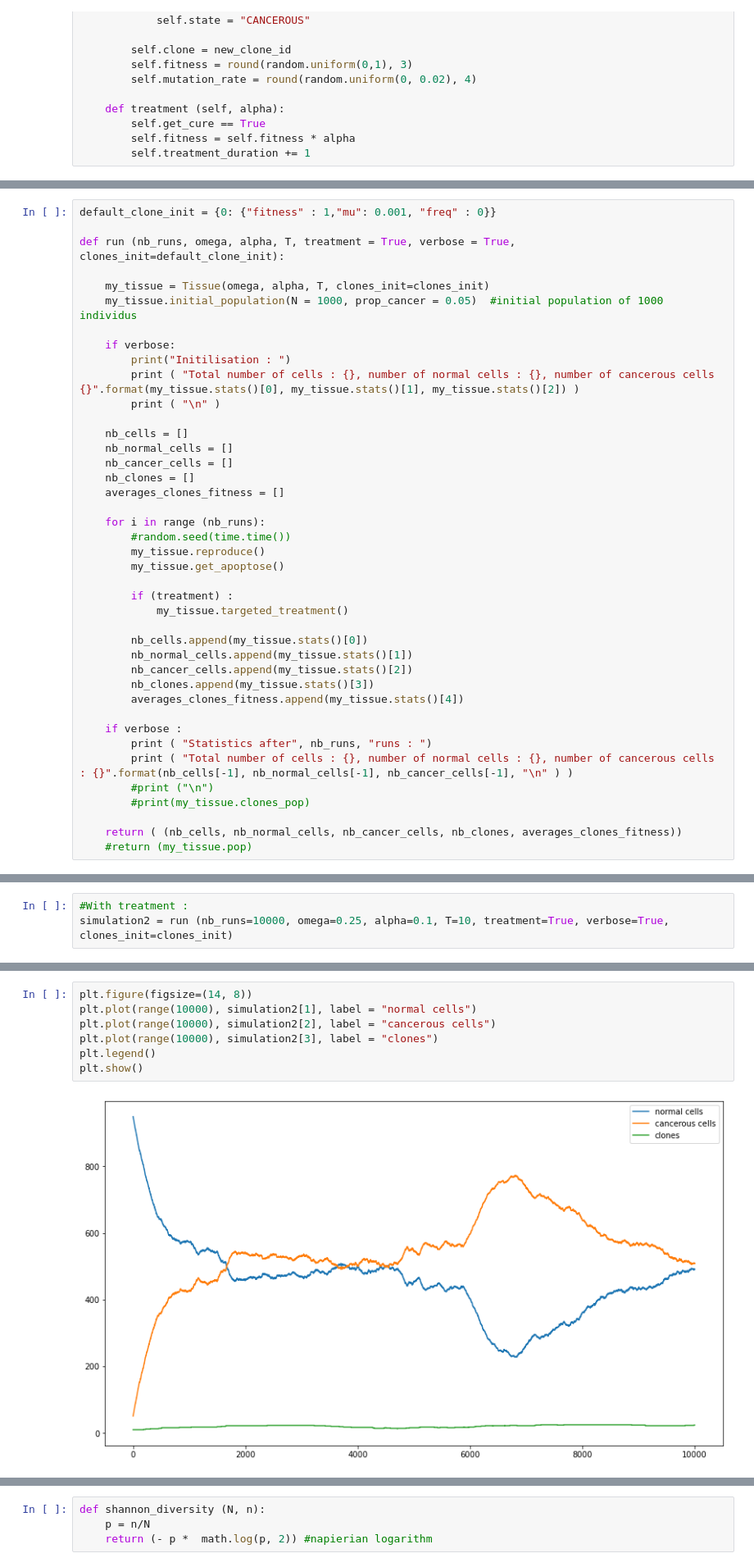
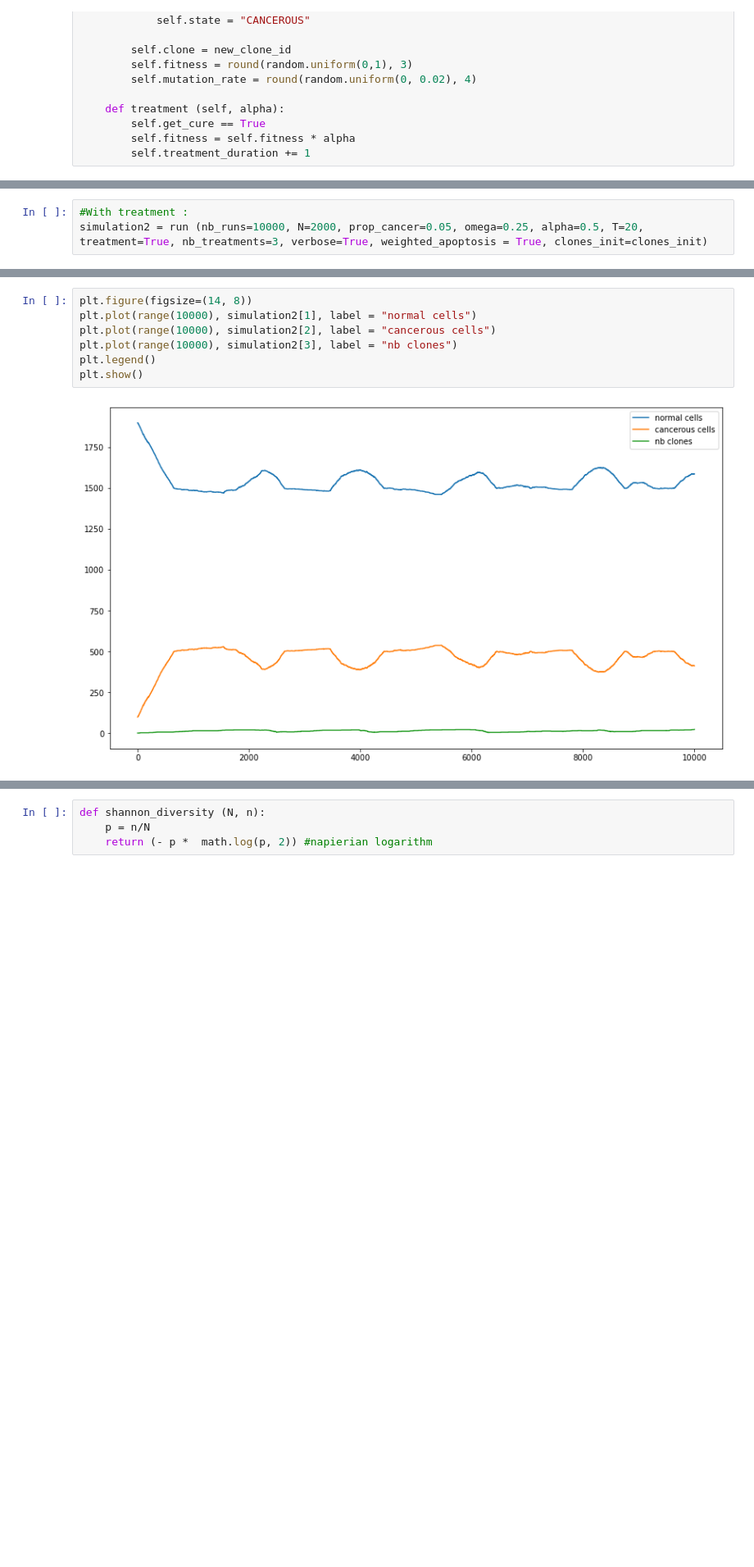
Before and after one commit to neonicoo/tumor-evolution-modeling, a Jupyter notebook: biological-network-mini-project.ipynb, the cells around one changed output, grey strips where cells are left out. Shown at 82% size. Cells and saved outputs as stored; diff of their text form; blank space fills up the shorter version.

Commit message:
Add weighted apoptosis option

```diff
--- a/biological-network-mini-project.ipynb
+++ b/biological-network-mini-project.ipynb
@@ -185,43 +211,2 @@ clones_init
-# %%
-default_clone_init = {0: {"fitness" : 1,"mu": 0.001, "freq" : 0}}
-
-def run (nb_runs, omega, alpha, T, treatment = True, verbose = True, clones_init=default_clone_init):
-
-    my_tissue = Tissue(omega, alpha, T, clones_init=clones_init)
-    my_tissue.initial_population(N = 1000, prop_cancer = 0.05)  #initial population of 1000 individus
-
-    if verbose:
-        print("Initilisation : ")
-        print ( "Total number of cells : {}, number of normal cells : {}, number of cancerous cells {}".format(my_tissue.stats()[0], my_tissue.stats()[1], my_tissue.stats()[2]) )
-        print ( "\n" )
-
-    nb_cells = []
-    nb_normal_cells = []
-    nb_cancer_cells = []
-    nb_clones = []
-    averages_clones_fitness = []
-
-    for i in range (nb_runs):
-        #random.seed(time.time())
-        my_tissue.reproduce()
-        my_tissue.get_apoptose()
-
-        if (treatment) :
-            my_tissue.targeted_treatment()
-
-        nb_cells.append(my_tissue.stats()[0])
-        nb_normal_cells.append(my_tissue.stats()[1])
-        nb_cancer_cells.append(my_tissue.stats()[2])
-        nb_clones.append(my_tissue.stats()[3])
-        averages_clones_fitness.append(my_tissue.stats()[4])
-
-    if verbose :
-        print ( "Statistics after", nb_runs, "runs : ")
-        print ( "Total number of cells : {}, number of normal cells : {}, number of cancerous cells : {}".format(nb_cells[-1], nb_normal_cells[-1], nb_cancer_cells[-1], "\n" ) )
-        #print ("\n")
-        #print(my_tissue.clones_pop)
-
-    return ( (nb_cells, nb_normal_cells, nb_cancer_cells, nb_clones, averages_clones_fitness))
-    #return (my_tissue.pop)
 # %%
 #Without treatment :
@@ -245,5 +230,5 @@ plt.show()
 # %%
 #With treatment :
-simulation2 = run (nb_runs=10000, omega=0.25, alpha=0.1, T=10, treatment=True, verbose=True, clones_init=clones_init)
+simulation2 = run (nb_runs=10000, N=2000, prop_cancer=0.05, omega=0.25, alpha=0.5, T=20, treatment=True, nb_treatments=3, verbose=True, weighted_apoptosis = True, clones_init=clones_init)
 # %% [output]
 Initilisation :
@@ -255,12 +240,12 @@ Total number of cells : 1000, number of normal cells : 491, number of cancerous
 # %%
 plt.figure(figsize=(14, 8))
 plt.plot(range(10000), simulation2[1], label = "normal cells")
 plt.plot(range(10000), simulation2[2], label = "cancerous cells")
-plt.plot(range(10000), simulation2[3], label = "clones")
+plt.plot(range(10000), simulation2[3], label = "nb clones")
 plt.legend()
 plt.show()
 # %% [output]
-[figure, old version]
+[figure, new version]
 # %%
 plt.figure(figsize=(14, 8))
 plt.plot(range(10000), simulation1[3], label = "clones1")
```
Also changed, not shown: parts of 11 cells of this notebook.
